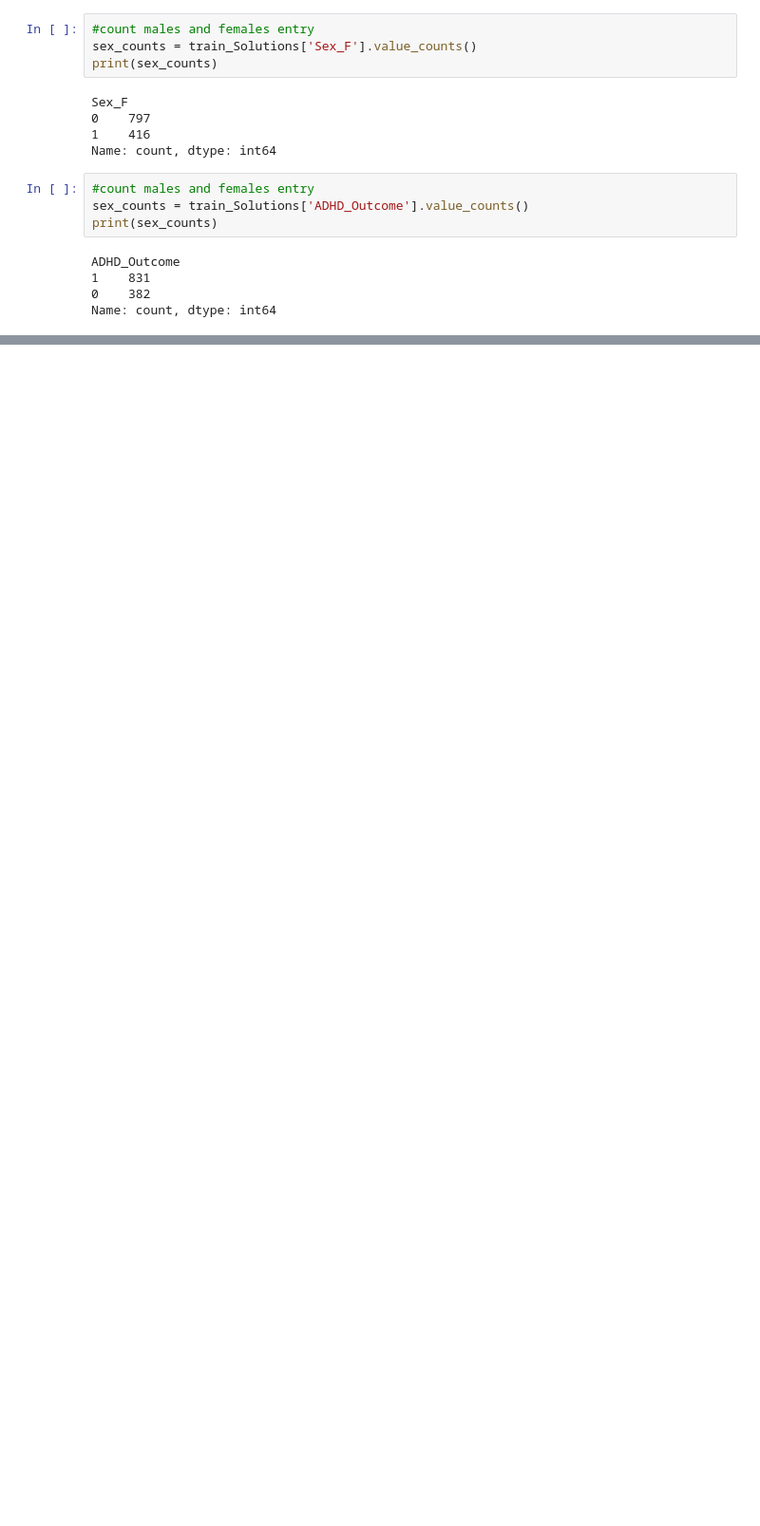
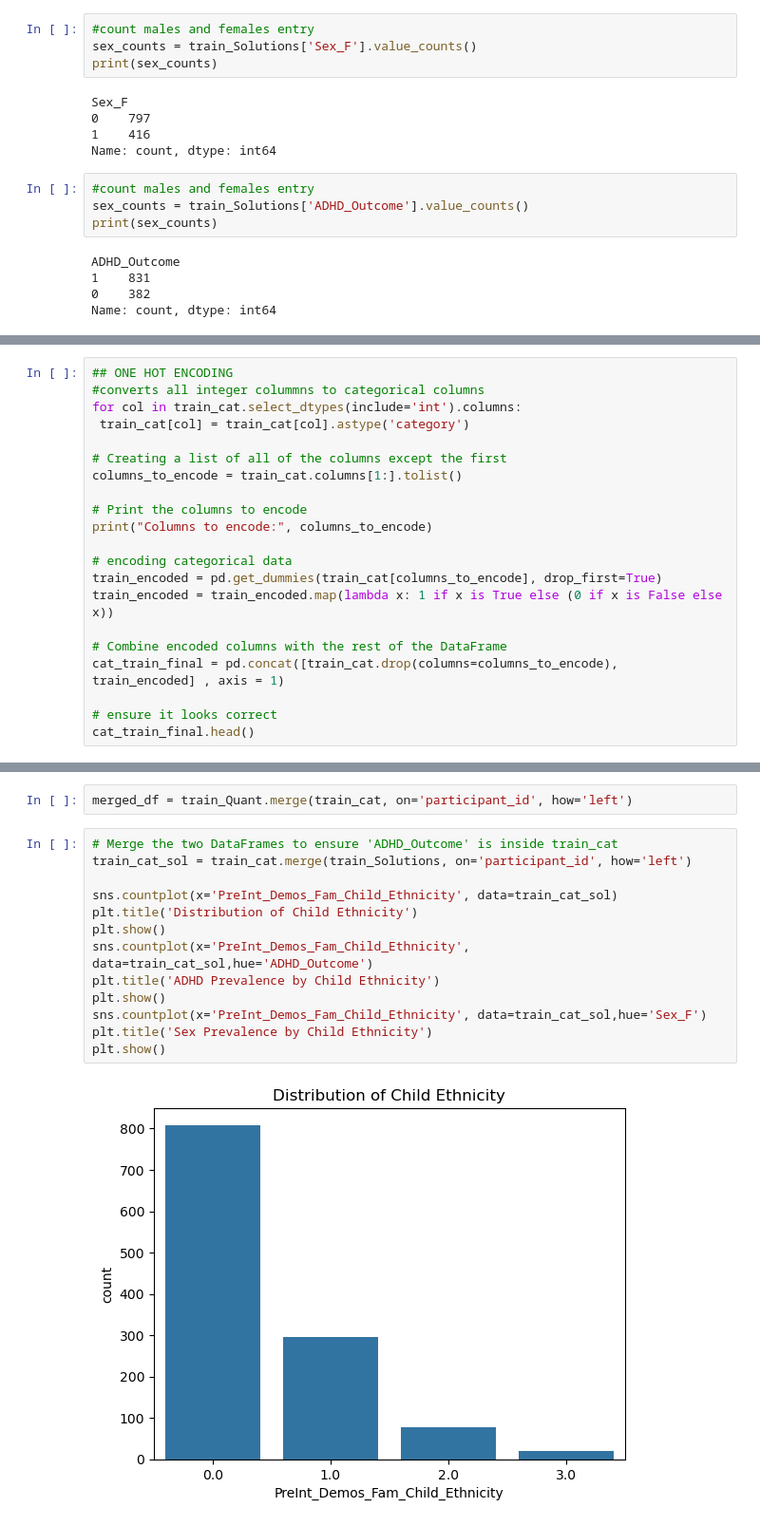
Before and after one commit to fatimahyusof/WiDS, a Jupyter notebook: Wids.ipynb, the cells around one changed output, grey strips where cells are left out. Shown at 95% size. Cells and saved outputs as stored; diff of their text form; blank space fills up the shorter version.

Commit message:
add EDA for cat data

```diff
--- a/Wids.ipynb
+++ b/Wids.ipynb
@@ -437,0 +506,21 @@ plt.show()
+# %%
+## ONE HOT ENCODING
+#converts all integer colummns to categorical columns
+for col in train_cat.select_dtypes(include='int').columns:
+ train_cat[col] = train_cat[col].astype('category')
+
+# Creating a list of all of the columns except the first
+columns_to_encode = train_cat.columns[1:].tolist()
+
+# Print the columns to encode
+print("Columns to encode:", columns_to_encode)
+
+# encoding categorical data
+train_encoded = pd.get_dummies(train_cat[columns_to_encode], drop_first=True)
+train_encoded = train_encoded.map(lambda x: 1 if x is True else (0 if x is False else x))
+
+# Combine encoded columns with the rest of the DataFrame
+cat_train_final = pd.concat([train_cat.drop(columns=columns_to_encode), train_encoded] , axis = 1)
+
+# ensure it looks correct
+cat_train_final.head()
@@ -437,0 +558,17 @@ plt.show()
+# %%
+merged_df = train_Quant.merge(train_cat, on='participant_id', how='left')
+# %%
+# Merge the two DataFrames to ensure 'ADHD_Outcome' is inside train_cat
+train_cat_sol = train_cat.merge(train_Solutions, on='participant_id', how='left')
+
+sns.countplot(x='PreInt_Demos_Fam_Child_Ethnicity', data=train_cat_sol)
+plt.title('Distribution of Child Ethnicity')
+plt.show()
+sns.countplot(x='PreInt_Demos_Fam_Child_Ethnicity', data=train_cat_sol,hue='ADHD_Outcome')
+plt.title('ADHD Prevalence by Child Ethnicity')
+plt.show()
+sns.countplot(x='PreInt_Demos_Fam_Child_Ethnicity', data=train_cat_sol,hue='Sex_F')
+plt.title('Sex Prevalence by Child Ethnicity')
+plt.show()
+# %% [output]
+[figure, added]
```
Also changed, not shown: parts of 21 cells of this notebook.
